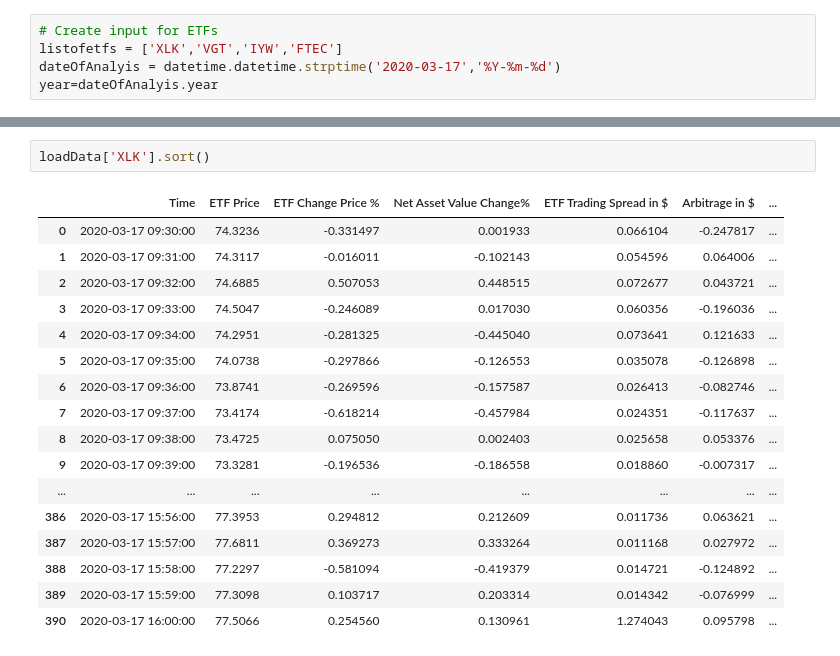
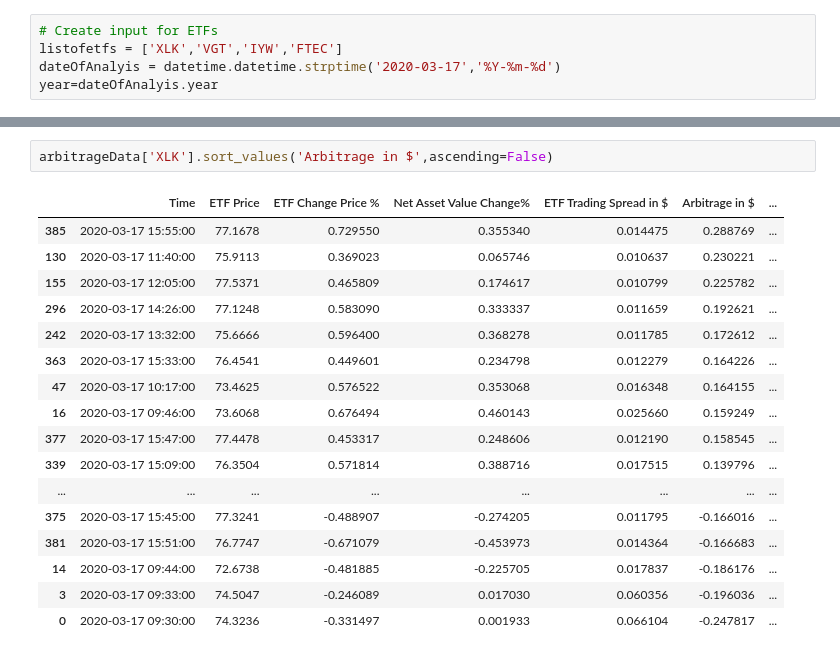
Before and after one commit to sarthak0906/ETF, a Jupyter notebook: CalculateETFArbitrage/Jupyter Notebook Arbitrage Analysis.ipynb, the cells around one changed output, grey strips where cells are left out. Saved outputs shown, nothing was run; the diff lists cells and outputs as text.

```diff
--- a/CalculateETFArbitrage/Jupyter Notebook Arbitrage Analysis.ipynb
+++ b/CalculateETFArbitrage/Jupyter Notebook Arbitrage Analysis.ipynb
@@ -44,23 +74,23 @@ for i in listofetfs:
 [figure]
 [figure]
 [figure]
-# %%
-loadData['XLK'].sort()
-# %% [output]
-|  | Time | ETF Price | ETF Change Price % | Net Asset Value Change% | ETF Trading Spread in $ | Arbitrage in $ | ... |
-| 0 | 2020-03-17 09:30:00 | 74.3236 | -0.331497 | 0.001933 | 0.066104 | -0.247817 | ... |
-| 1 | 2020-03-17 09:31:00 | 74.3117 | -0.016011 | -0.102143 | 0.054596 | 0.064006 | ... |
-| 2 | 2020-03-17 09:32:00 | 74.6885 | 0.507053 | 0.448515 | 0.072677 | 0.043721 | ... |
-| 3 | 2020-03-17 09:33:00 | 74.5047 | -0.246089 | 0.017030 | 0.060356 | -0.196036 | ... |
-| 4 | 2020-03-17 09:34:00 | 74.2951 | -0.281325 | -0.445040 | 0.073641 | 0.121633 | ... |
-| 5 | 2020-03-17 09:35:00 | 74.0738 | -0.297866 | -0.126553 | 0.035078 | -0.126898 | ... |
-| 6 | 2020-03-17 09:36:00 | 73.8741 | -0.269596 | -0.157587 | 0.026413 | -0.082746 | ... |
-| 7 | 2020-03-17 09:37:00 | 73.4174 | -0.618214 | -0.457984 | 0.024351 | -0.117637 | ... |
-| 8 | 2020-03-17 09:38:00 | 73.4725 | 0.075050 | 0.002403 | 0.025658 | 0.053376 | ... |
-| 9 | 2020-03-17 09:39:00 | 73.3281 | -0.196536 | -0.186558 | 0.018860 | -0.007317 | ... |
-| ... | ... | ... | ... | ... | ... | ... | ... |
-| 386 | 2020-03-17 15:56:00 | 77.3953 | 0.294812 | 0.212609 | 0.011736 | 0.063621 | ... |
-| 387 | 2020-03-17 15:57:00 | 77.6811 | 0.369273 | 0.333264 | 0.011168 | 0.027972 | ... |
-| 388 | 2020-03-17 15:58:00 | 77.2297 | -0.581094 | -0.419379 | 0.014721 | -0.124892 | ... |
-| 389 | 2020-03-17 15:59:00 | 77.3098 | 0.103717 | 0.203314 | 0.014342 | -0.076999 | ... |
-| 390 | 2020-03-17 16:00:00 | 77.5066 | 0.254560 | 0.130961 | 1.274043 | 0.095798 | ... |
+# %%
+arbitrageData['XLK'].sort_values('Arbitrage in $',ascending=False)
+# %% [output]
+|  | Time | ETF Price | ETF Change Price % | Net Asset Value Change% | ETF Trading Spread in $ | Arbitrage in $ | ... |
+| 385 | 2020-03-17 15:55:00 | 77.1678 | 0.729550 | 0.355340 | 0.014475 | 0.288769 | ... |
+| 130 | 2020-03-17 11:40:00 | 75.9113 | 0.369023 | 0.065746 | 0.010637 | 0.230221 | ... |
+| 155 | 2020-03-17 12:05:00 | 77.5371 | 0.465809 | 0.174617 | 0.010799 | 0.225782 | ... |
+| 296 | 2020-03-17 14:26:00 | 77.1248 | 0.583090 | 0.333337 | 0.011659 | 0.192621 | ... |
+| 242 | 2020-03-17 13:32:00 | 75.6666 | 0.596400 | 0.368278 | 0.011785 | 0.172612 | ... |
+| 363 | 2020-03-17 15:33:00 | 76.4541 | 0.449601 | 0.234798 | 0.012279 | 0.164226 | ... |
+| 47 | 2020-03-17 10:17:00 | 73.4625 | 0.576522 | 0.353068 | 0.016348 | 0.164155 | ... |
+| 16 | 2020-03-17 09:46:00 | 73.6068 | 0.676494 | 0.460143 | 0.025660 | 0.159249 | ... |
+| 377 | 2020-03-17 15:47:00 | 77.4478 | 0.453317 | 0.248606 | 0.012190 | 0.158545 | ... |
+| 339 | 2020-03-17 15:09:00 | 76.3504 | 0.571814 | 0.388716 | 0.017515 | 0.139796 | ... |
+| ... | ... | ... | ... | ... | ... | ... | ... |
+| 375 | 2020-03-17 15:45:00 | 77.3241 | -0.488907 | -0.274205 | 0.011795 | -0.166016 | ... |
+| 381 | 2020-03-17 15:51:00 | 76.7747 | -0.671079 | -0.453973 | 0.014364 | -0.166683 | ... |
+| 14 | 2020-03-17 09:44:00 | 72.6738 | -0.481885 | -0.225705 | 0.017837 | -0.186176 | ... |
+| 3 | 2020-03-17 09:33:00 | 74.5047 | -0.246089 | 0.017030 | 0.060356 | -0.196036 | ... |
+| 0 | 2020-03-17 09:30:00 | 74.3236 | -0.331497 | 0.001933 | 0.066104 | -0.247817 | ... |
```
Also changed, not shown: parts of 9 cells of this notebook, 2 other files.
